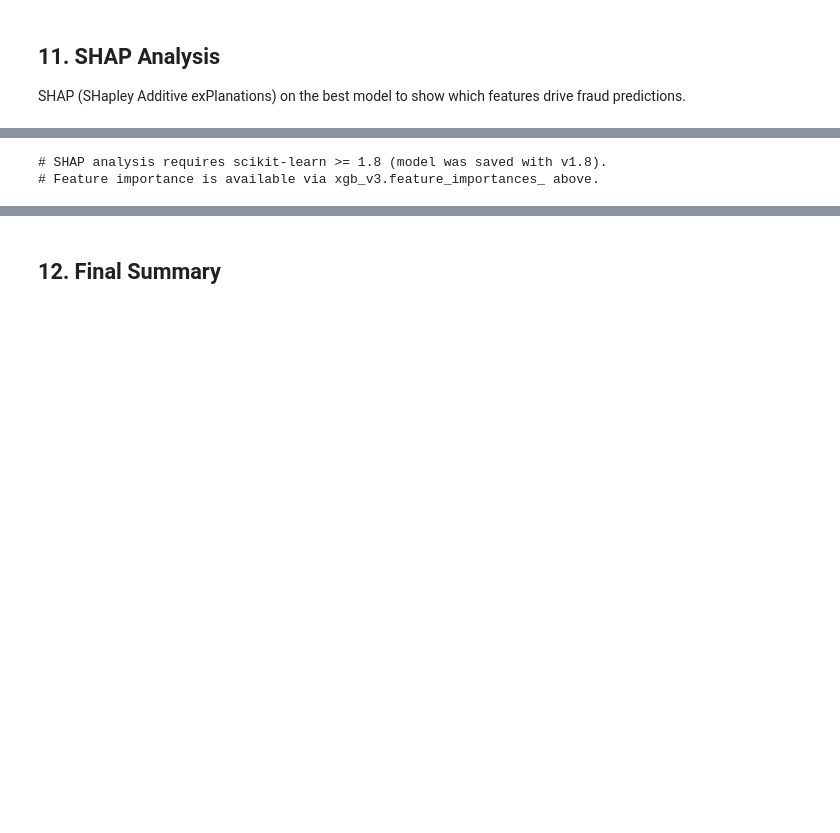
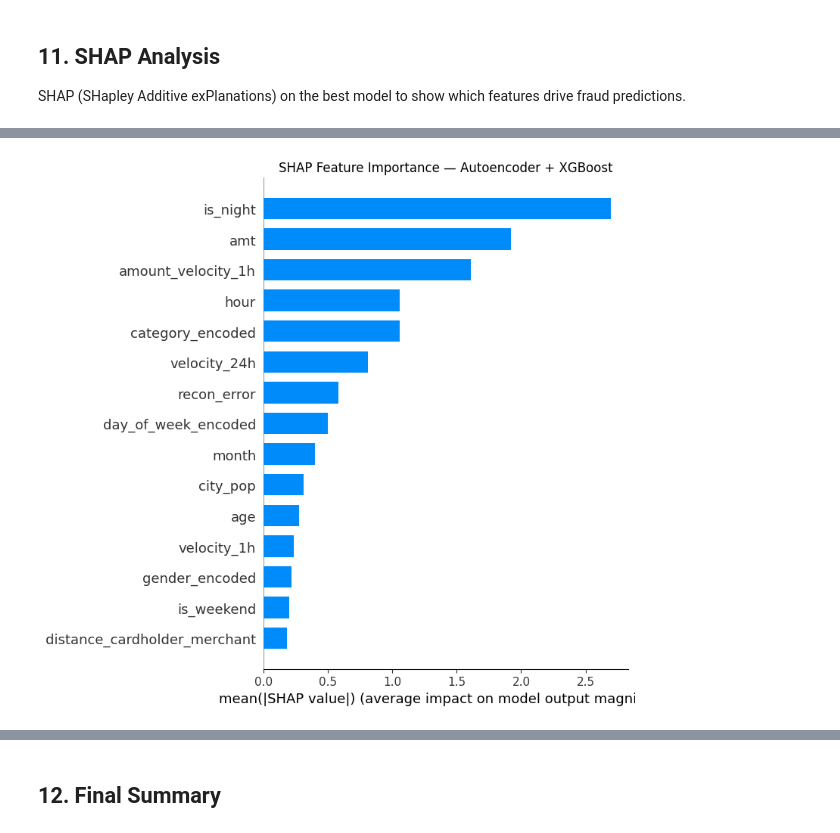
Before and after one commit to Kaunak01/FYP-, a Jupyter notebook: notebooks/03_Autoencoder_XGBoost.ipynb, the cells around one changed output, grey strips where cells are left out. Cells and saved outputs as stored; diff of their text form; code cells hidden in the pictures; blank space fills up the shorter version.

```diff
--- a/notebooks/03_Autoencoder_XGBoost.ipynb
+++ b/notebooks/03_Autoencoder_XGBoost.ipynb
@@ -866,13 +866,12 @@ print(f'SHAP values shape: {np.array(shap_values).shape}')
 # %%
 # SHAP summary plot (bar — feature importance ranking)
 plt.figure(figsize=(10, 6))
-shap.summary_plot(shap_values, X_shap_sample, feature_names=hybrid_feature_cols, plot_type='bar', show=False)
+shap.summary_plot(shap_values, X_sample, feature_names=hybrid_feature_cols, plot_type='bar', show=False)
 plt.title('SHAP Feature Importance — Autoencoder + XGBoost')
 plt.tight_layout()
 plt.show()
 # %% [output]
-# SHAP analysis requires scikit-learn >= 1.8 (model was saved with v1.8).
-# Feature importance is available via xgb_v3.feature_importances_ above.
+[figure, added]
 # %%
 # SHAP beeswarm plot (detailed feature impact)
 plt.figure(figsize=(10, 8))
```
Also changed, not shown: parts of 4 cells of this notebook, 6 other files.
